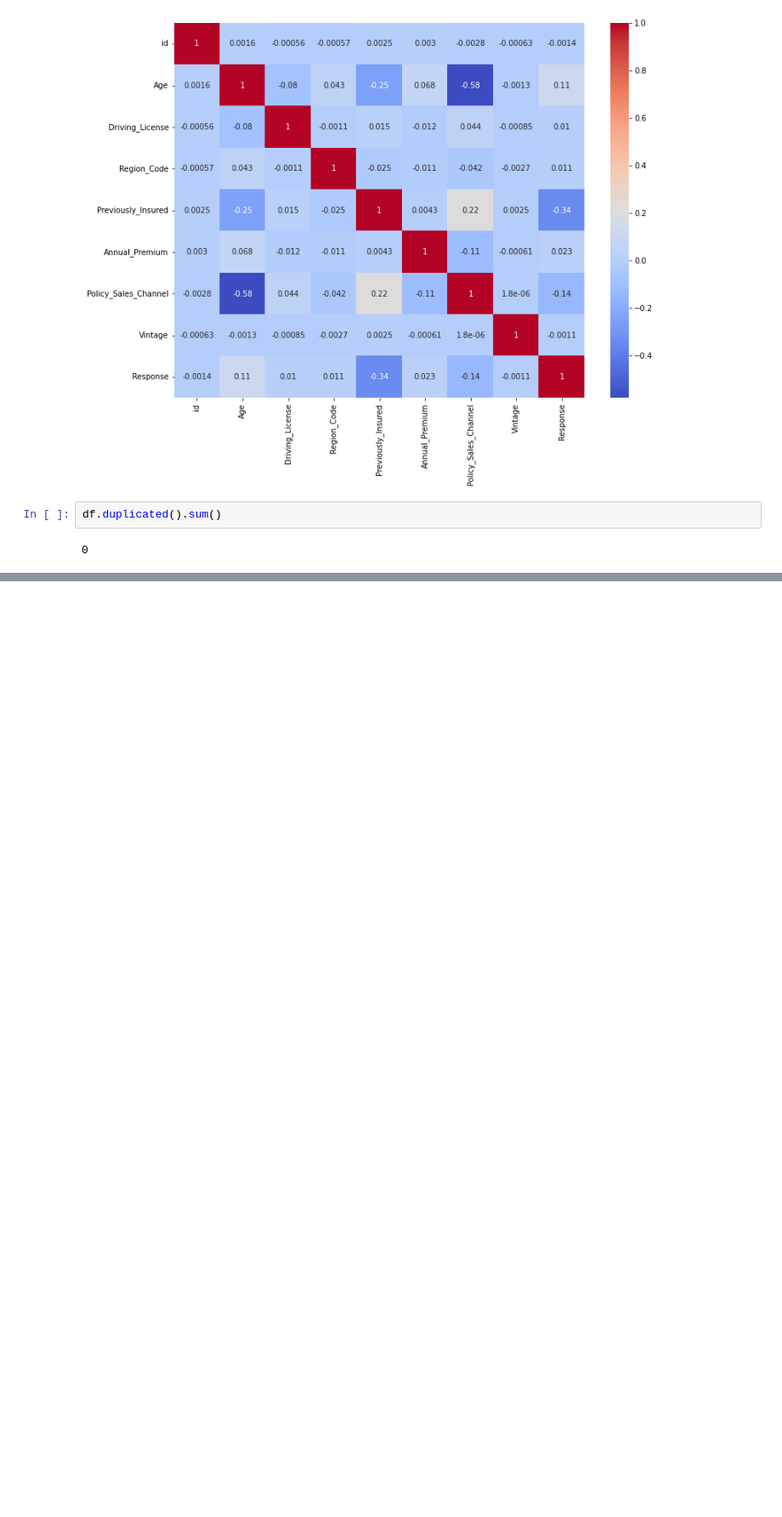
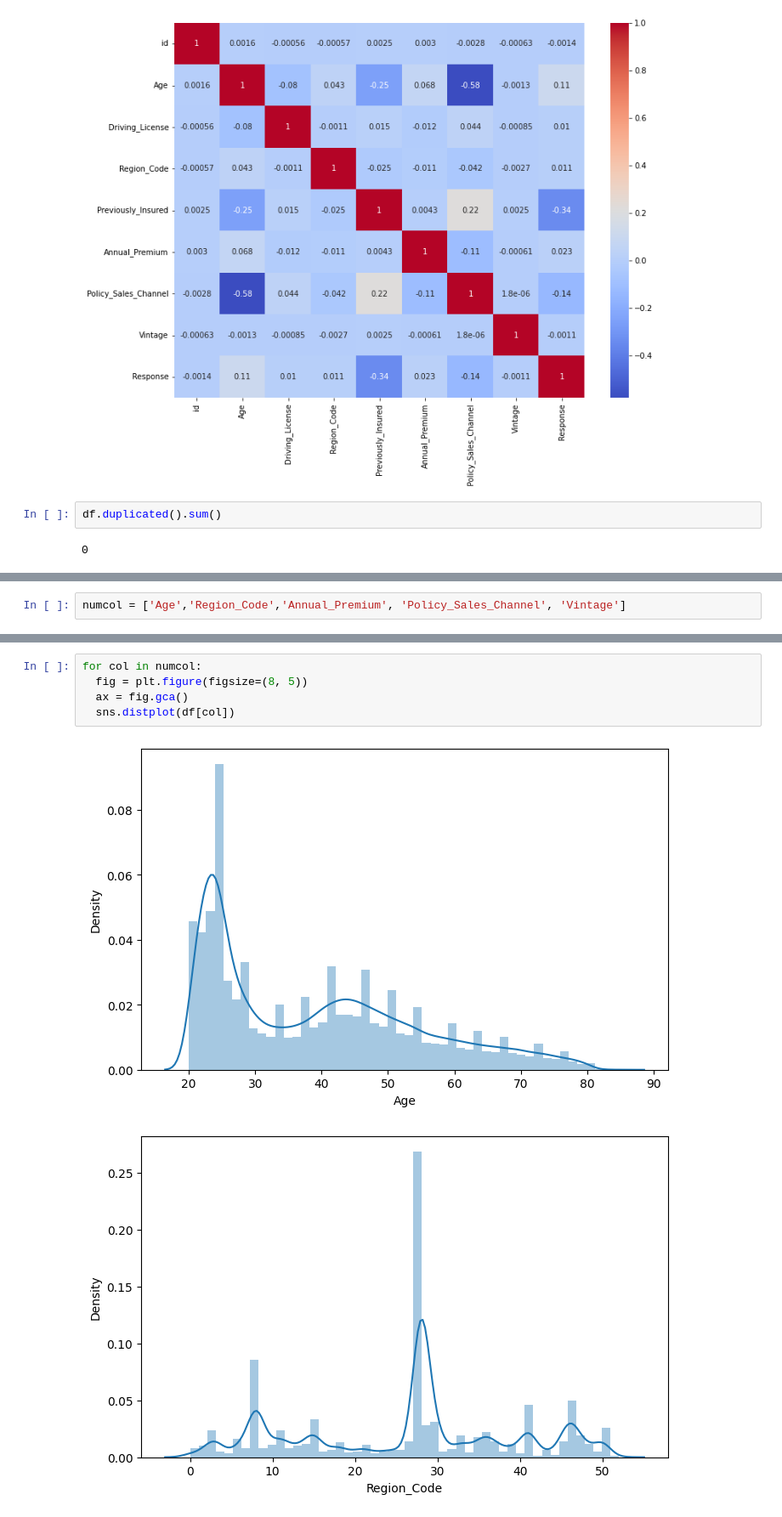
Before and after one commit to Saif-Khan435/Health-Insurance-Cross-Sell-Prediction, a Jupyter notebook: Mohammed_Saif_Khan_HEALTH_INSURANCE_CROSS_SELL_PREDICTION.ipynb, the cells around one changed output, grey strips where cells are left out. Shown at 85% size. Cells and saved outputs as stored; diff of their text form; blank space fills up the shorter version.

```diff
--- a/Mohammed_Saif_Khan_HEALTH_INSURANCE_CROSS_SELL_PREDICTION.ipynb
+++ b/Mohammed_Saif_Khan_HEALTH_INSURANCE_CROSS_SELL_PREDICTION.ipynb
@@ -192,0 +204,2 @@ df.duplicated().sum()
+# %%
+numcol = ['Age','Region_Code','Annual_Premium', 'Policy_Sales_Channel', 'Vintage']
@@ -192,0 +217,8 @@ df.duplicated().sum()
+# %%
+for col in numcol:
+  fig = plt.figure(figsize=(8, 5))
+  ax = fig.gca()
+  sns.distplot(df[col])
+# %% [output]
+[figure, added]
+[figure, added]
```
Also changed, not shown: parts of 10 cells of this notebook.
